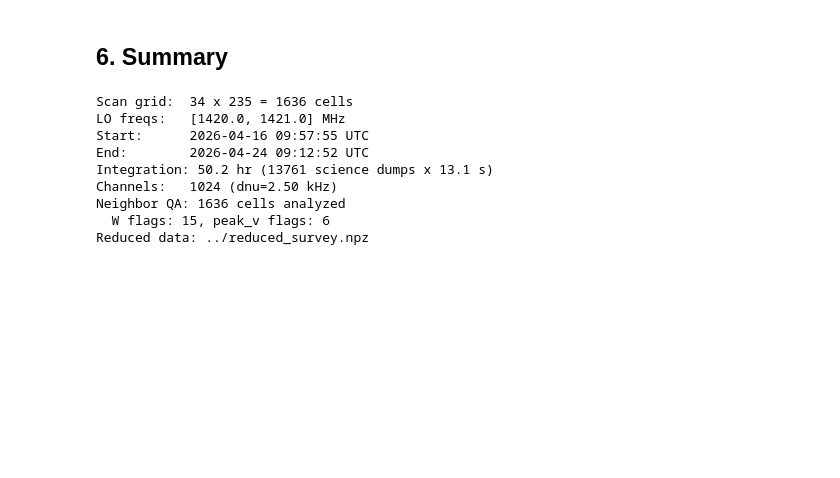
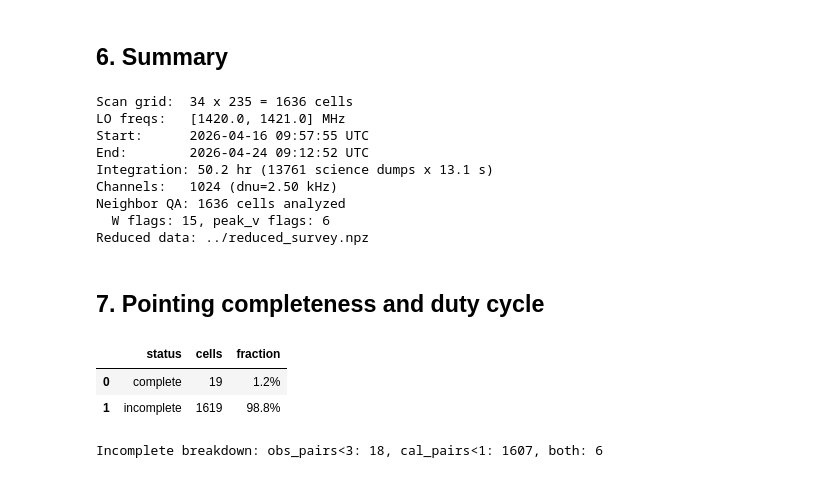
Before and after one commit to raw-asparagus/ay-121, a Jupyter notebook: labs/04/notebooks/02_scan_load.ipynb, the cells around one changed output. Cells and saved outputs as stored; diff of their text form; code cells hidden in the pictures; blank space fills up the shorter version.

```diff
--- a/labs/04/notebooks/02_scan_load.ipynb
+++ b/labs/04/notebooks/02_scan_load.ipynb
@@ -468,3 +450,57 @@ Channels:   1024 (dnu=2.50 kHz)
 Neighbor QA: 1636 cells analyzed
   W flags: 15, peak_v flags: 6
 Reduced data: ../reduced_survey.npz
+# %% [markdown]
+## 7. Pointing completeness and duty cycle
+# %%
+# --- Pointing completeness ---
+# Complete = >= 3 obs pairs (6 obs dumps across both LOs) AND >= 1 cal pair.
+from collections import defaultdict as _defaultdict
+
+_cell_obs = _defaultdict(int)
+_cell_cal = _defaultdict(int)
+for r in records:
+    key = (r['gl'], r['gb'])
+    if r['noise_on']:
+        _cell_cal[key] += 1
+    else:
+        _cell_obs[key] += 1
+
+_all_cells = set(_cell_obs) | set(_cell_cal)
+_rows = []
+for c in sorted(_all_cells):
+    obs = _cell_obs.get(c, 0)
+    cal = _cell_cal.get(c, 0)
+    obs_pairs = obs // 2
+    cal_pairs = cal // 2
+    _rows.append({
+        'l': c[0], 'b': c[1],
+        'obs_dumps': obs, 'obs_pairs': obs_pairs,
+        'cal_dumps': cal, 'cal_pairs': cal_pairs,
+        'complete': obs_pairs >= 3 and cal_pairs >= 1,
+    })
+
+completeness_df = pd.DataFrame(_rows)
+n_complete = completeness_df['complete'].sum()
+n_incomplete = len(completeness_df) - n_complete
+
+summary = pd.DataFrame([
+    {'status': 'complete', 'cells': int(n_complete),
+     'fraction': f'{n_complete / len(completeness_df):.1%}'},
+    {'status': 'incomplete', 'cells': int(n_incomplete),
+     'fraction': f'{n_incomplete / len(completeness_df):.1%}'},
+])
+display(summary)
+
+# Breakdown of incomplete cells by reason
+inc = completeness_df[~completeness_df['complete']]
+low_obs = (inc['obs_pairs'] < 3).sum()
+low_cal = (inc['cal_pairs'] < 1).sum()
+both = ((inc['obs_pairs'] < 3) & (inc['cal_pairs'] < 1)).sum()
+print(f'Incomplete breakdown: obs_pairs<3: {low_obs}, '
+      f'cal_pairs<1: {low_cal}, both: {both}')
+# %% [output]
+|  | status | cells | fraction |
+| 0 | complete | 19 | 1.2% |
+| 1 | incomplete | 1619 | 98.8% |
+Incomplete breakdown: obs_pairs<3: 18, cal_pairs<1: 1607, both: 6
```
Also changed, not shown: parts of 4 cells of this notebook, 16 other files.
